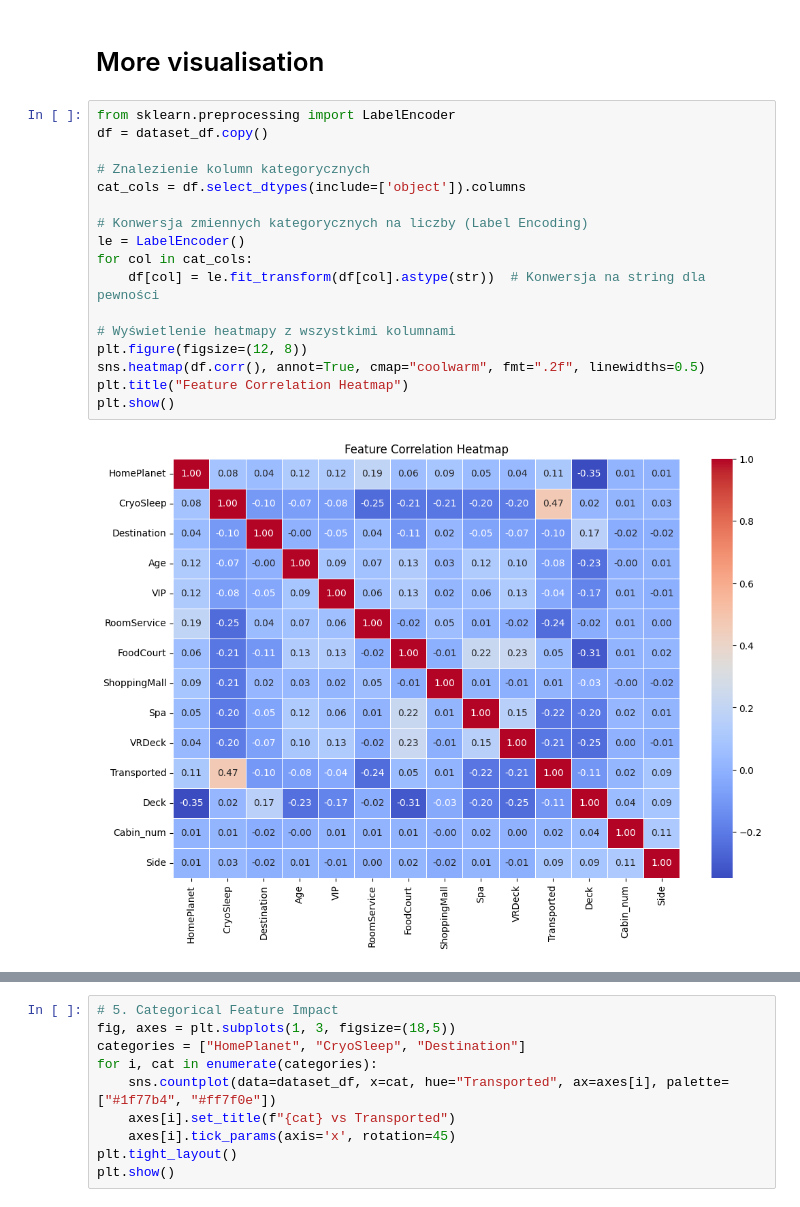
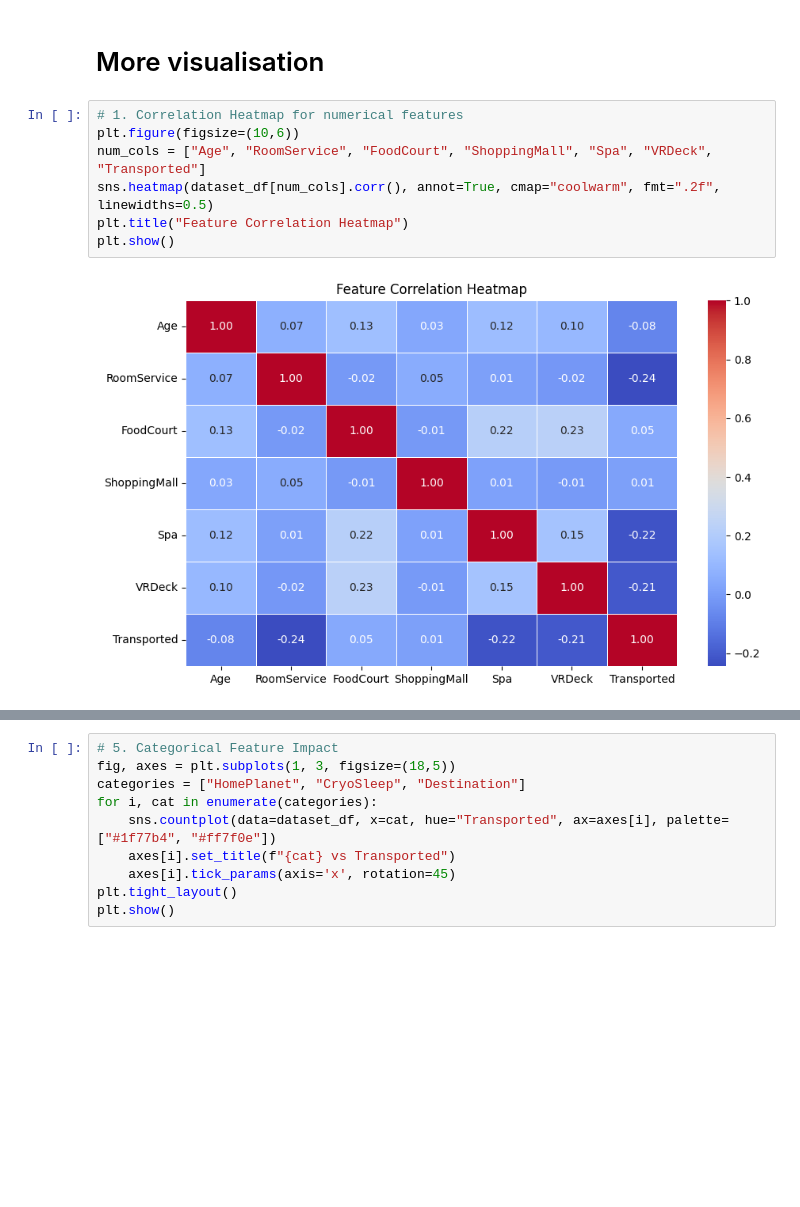
Before and after one commit to N3xou/KaggleNotebooks, a Jupyter notebook: spacetitanic.ipynb, the cells around one changed output, grey strips where cells are left out. Saved outputs shown, nothing was run; the diff lists cells and outputs as text; blank space fills up the shorter version.

```diff
--- a/spacetitanic.ipynb
+++ b/spacetitanic.ipynb
@@ -105,25 +89,15 @@ except KeyError:
 #dataset_df.head(5)
 # %% [markdown]
 # More visualisation
-# %%
-from sklearn.preprocessing import LabelEncoder
-df = dataset_df.copy()
-
-# Znalezienie kolumn kategorycznych
-cat_cols = df.select_dtypes(include=['object']).columns
-
-# Konwersja zmiennych kategorycznych na liczby (Label Encoding)
-le = LabelEncoder()
-for col in cat_cols:
-    df[col] = le.fit_transform(df[col].astype(str))  # Konwersja na string dla pewności
-
-# Wyświetlenie heatmapy z wszystkimi kolumnami
-plt.figure(figsize=(12, 8))
-sns.heatmap(df.corr(), annot=True, cmap="coolwarm", fmt=".2f", linewidths=0.5)
-plt.title("Feature Correlation Heatmap")
-plt.show()
-# %% [output]
-[figure, removed]
+# %%
+# 1. Correlation Heatmap for numerical features
+plt.figure(figsize=(10,6))
+num_cols = ["Age", "RoomService", "FoodCourt", "ShoppingMall", "Spa", "VRDeck", "Transported"]
+sns.heatmap(dataset_df[num_cols].corr(), annot=True, cmap="coolwarm", fmt=".2f", linewidths=0.5)
+plt.title("Feature Correlation Heatmap")
+plt.show()
+# %% [output]
+[figure, added]
 # %%
 # 3. Feature Distributions by Target
 fig, axes = plt.subplots(2, 3, figsize=(15,10))
```
Also changed, not shown: parts of 19 cells of this notebook.
